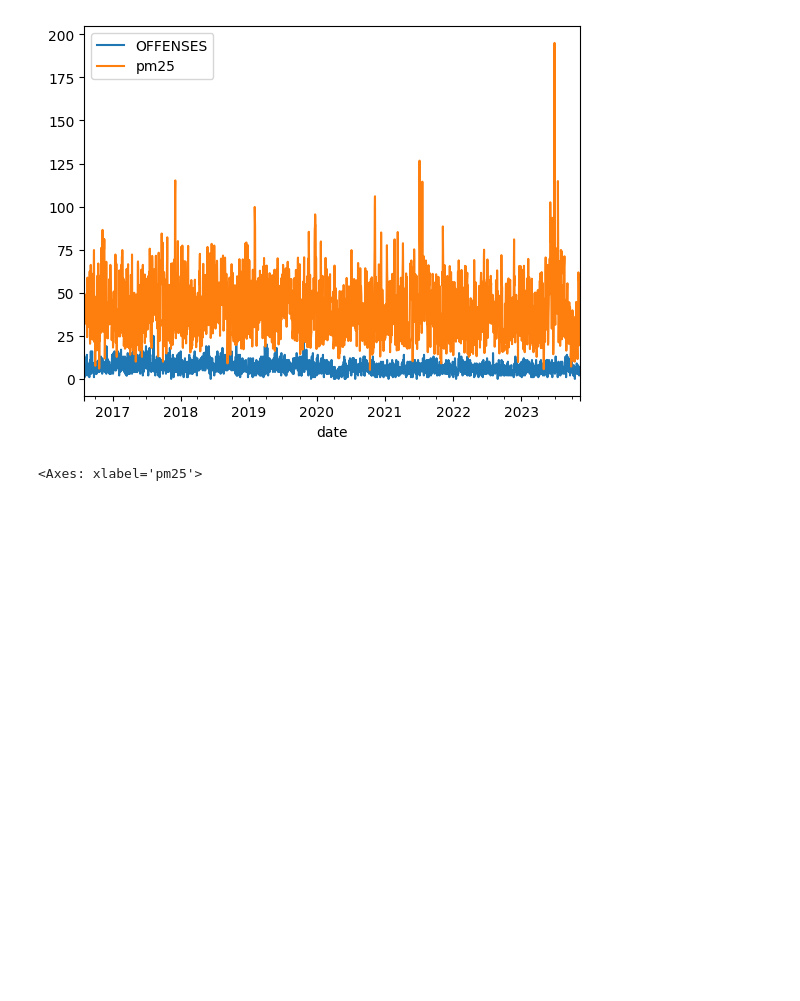
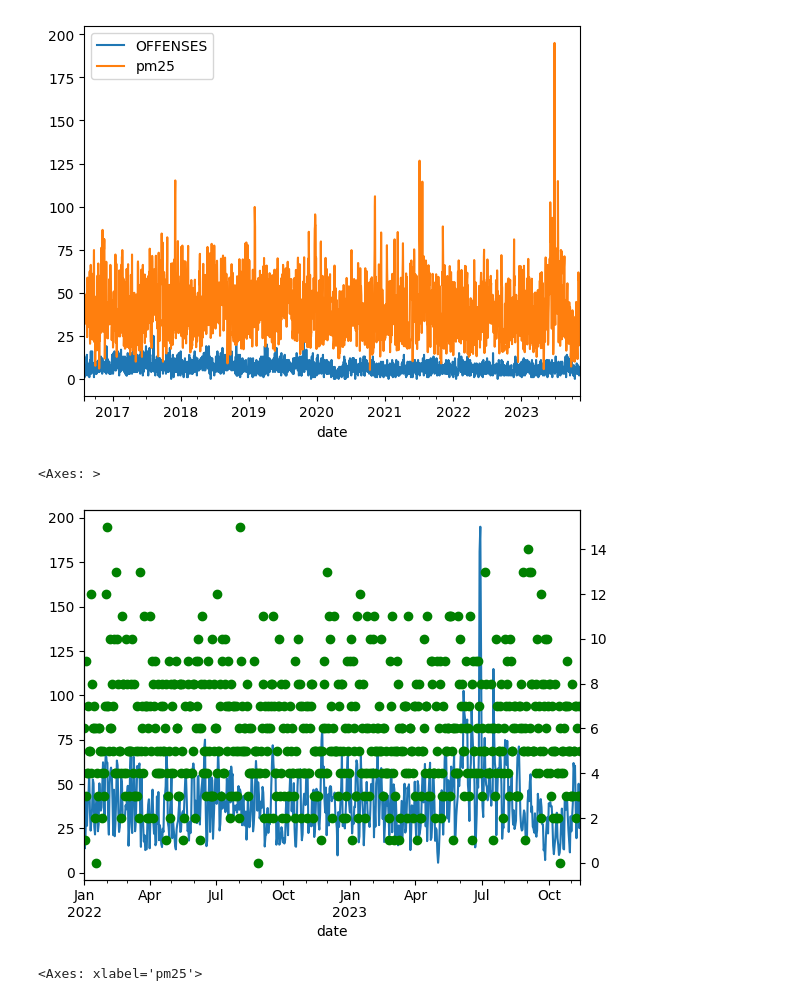
Before and after one commit to eli-goodfriend/air_brain, a Jupyter notebook: notebooks/daily air quality vs arrest.ipynb, the cells around one changed output. Drawn from its saved outputs; the diff is of its cells as text; code cells hidden in the pictures; blank space fills up the shorter version.

```diff
--- a/notebooks/daily air quality vs arrest.ipynb
+++ b/notebooks/daily air quality vs arrest.ipynb
@@ -58,6 +59,18 @@ df.plot(x='date', y=['OFFENSES', 'pm25'])
 # %% [output]
 <Axes: xlabel='date'>
 [figure]
+# %%
+# zoom in on that spike in 2023
+# ... yup, really doesn't look like there's anything there
+zoom = df.loc[df.date >= '1/1/2022']
+zoom = zoom.set_index('date')
+
+plt.figure()
+zoom.pm25.plot()
+zoom.OFFENSES.plot(secondary_y=True, style='og')
+# %% [output]
+<Axes: >
+[figure, added]
 # %%
 df.plot(x='pm25', y='OFFENSES', style='o')
 # %% [output]
```
Also changed, not shown: parts of 1 cell of this notebook, 6 other files.
